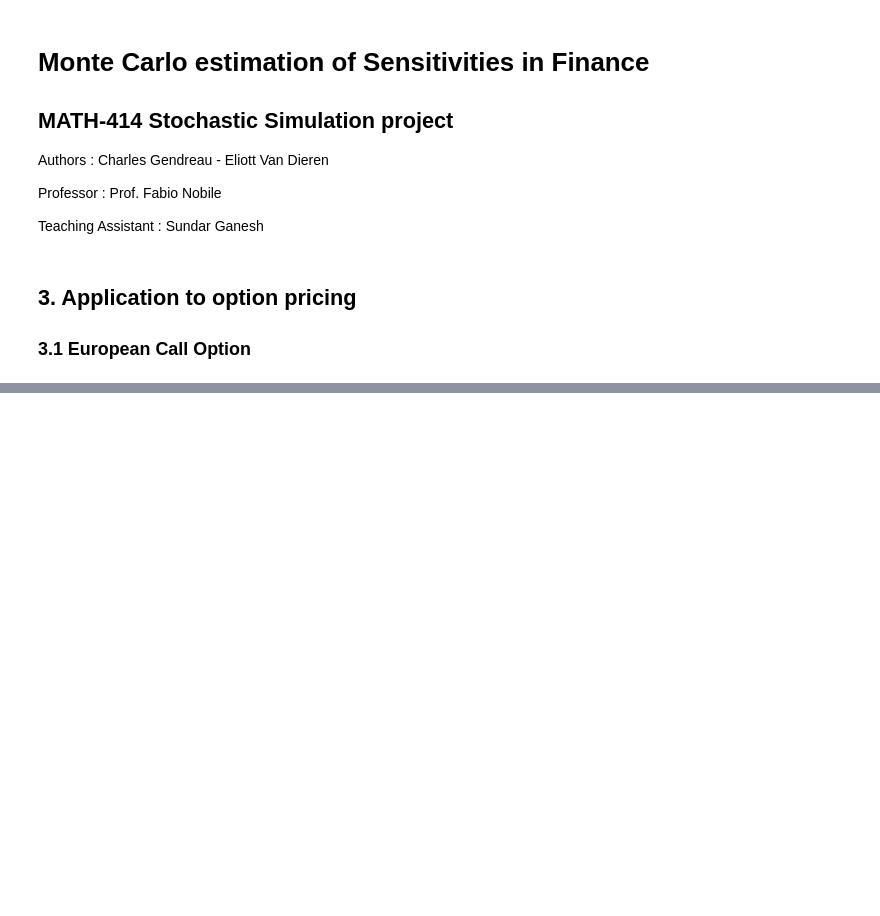
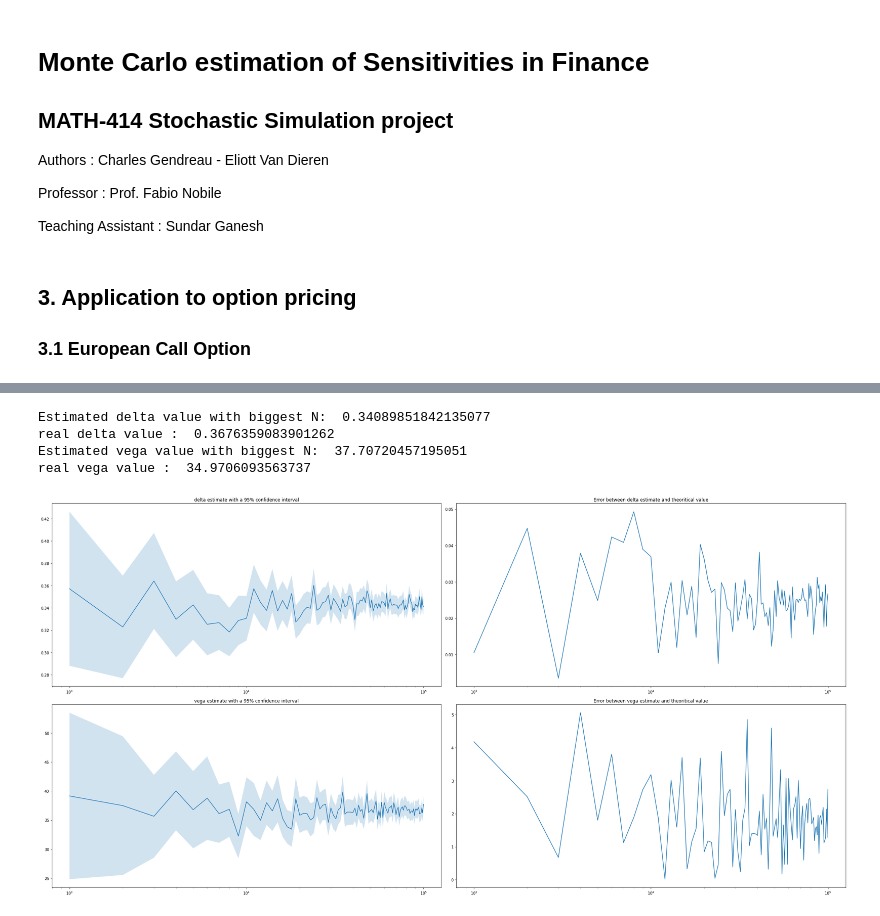
Before and after one commit to chgendreau/Monte-Carlo_Financial-Sensitivities, a Jupyter notebook: Monte Carlo estimation of Sensitivities in Finance.ipynb, the cells around one changed output, grey strips where cells are left out. Cells and saved outputs as stored; diff of their text form; code cells hidden in the pictures; blank space fills up the shorter version.

```diff
--- a/Monte Carlo estimation of Sensitivities in Finance.ipynb
+++ b/Monte Carlo estimation of Sensitivities in Finance.ipynb
@@ -216,0 +305,39 @@ NameError: name 'deriv_C_payoff' is not defined
+# %%
+dpdS0 = lambda x,p: 1/(p[1]*p[3]**2*p[0])*(np.log(x/p[1])-(p[2]-0.5*p[3]**2)*p[0])
+
+dpdtheta = lambda x,p: -1/p[3] - 1/(p[3]*np.sqrt(p[0]))*(np.log(x/p[1])-(p[2]-0.5*p[3]**2)*p[0])*\
+                        ((p[2]*p[0]-np.log(x/p[1]))/(np.sqrt(p[0])*p[3]**2) + 0.5*np.sqrt(T))
+
+dp_tot = {"delta":dpdS0,"vega":dpdtheta}
+
+LR_dict = {}
+for greek in greeks[:-1]:
+    LR_dict[greek] = np.array([likelihood_ratio(C_payoff,dp_tot[greek],params,greek, n) for idx,n in enumerate(n_elem)])
+# %%
+# Likelihood Ratio
+
+print("Estimated delta value with biggest N: ", LR_dict["delta"][-1,0])
+print("real delta value : ",real_val["delta"])
+
+print("Estimated vega value with biggest N: ", LR_dict["vega"][-1,0])
+print("real vega value : ",real_val["vega"])
+
+
+fig, ax = plt.subplots(len(greeks)-1,2,figsize=(30,15))
+
+for idx,greek in enumerate(greeks[:-1]):
+    ax[idx,0].plot(n_elem,LR_dict[greek][:,0],label=greek)
+    ax[idx,0].fill_between(n_elem, LR_dict[greek][:,0] - 1.96*LR_dict[greek][:,1]/np.sqrt(n_elem),
+                                   LR_dict[greek][:,0] + 1.96*LR_dict[greek][:,1]/np.sqrt(n_elem),alpha=0.2)
+    ax[idx,1].plot(n_elem,np.abs(real_val[greek]-LR_dict[greek][:,0]))
+    ax[idx,0].set_title(f"{greek} estimate with a 95% confidence interval")
+    ax[idx,1].set_title(f"Error between {greek} estimate and theoritical value")
+    ax[idx,0].set_xscale("log")
+    ax[idx,1].set_xscale("log")
+fig.tight_layout()
+# %% [output]
+Estimated delta value with biggest N:  0.34089851842135077
+real delta value :  0.3676359083901262
+Estimated vega value with biggest N:  37.70720457195051
+real vega value :  34.9706093563737
+[figure, added]
```
Also changed, not shown: parts of 11 cells of this notebook.
